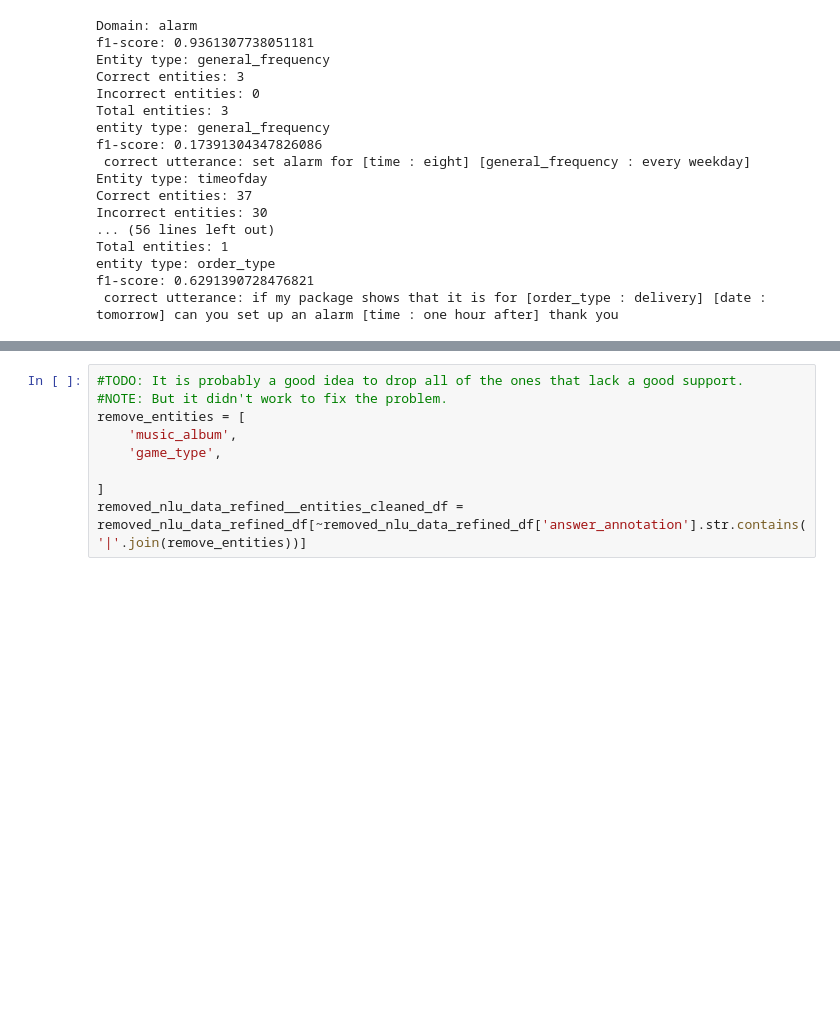
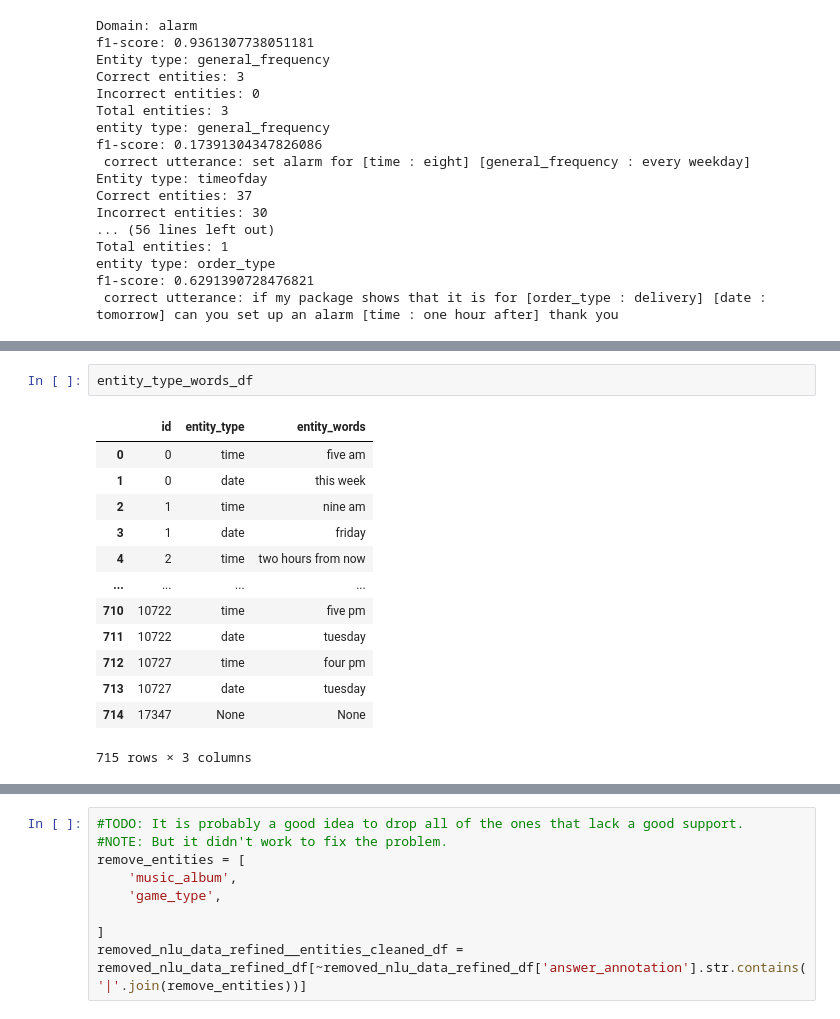
Before and after one commit to secretsauceai/NLU-engine-prototype-benchmarks, a Jupyter notebook: Macro_NLU_Entity_Refinement.ipynb, the cells around one changed output, grey strips where cells are left out. Saved outputs shown, nothing was run; the diff lists cells and outputs as text; blank space fills up the shorter version.

```diff
--- a/Macro_NLU_Entity_Refinement.ipynb
+++ b/Macro_NLU_Entity_Refinement.ipynb
@@ -447,0 +509,16 @@ RenderJSON(incorrect_predicted_entities_report)
+# %%
+entity_type_words_df
+# %% [output]
+|  | id | entity_type | entity_words |
+| 0 | 0 | time | five am |
+| 1 | 0 | date | this week |
+| 2 | 1 | time | nine am |
+| 3 | 1 | date | friday |
+| 4 | 2 | time | two hours from now |
+| ... | ... | ... | ... |
+| 710 | 10722 | time | five pm |
+| 711 | 10722 | date | tuesday |
+| 712 | 10727 | time | four pm |
+| 713 | 10727 | date | tuesday |
+| 714 | 17347 | None | None |
+715 rows × 3 columns
```
Also changed, not shown: parts of 33 cells of this notebook.
